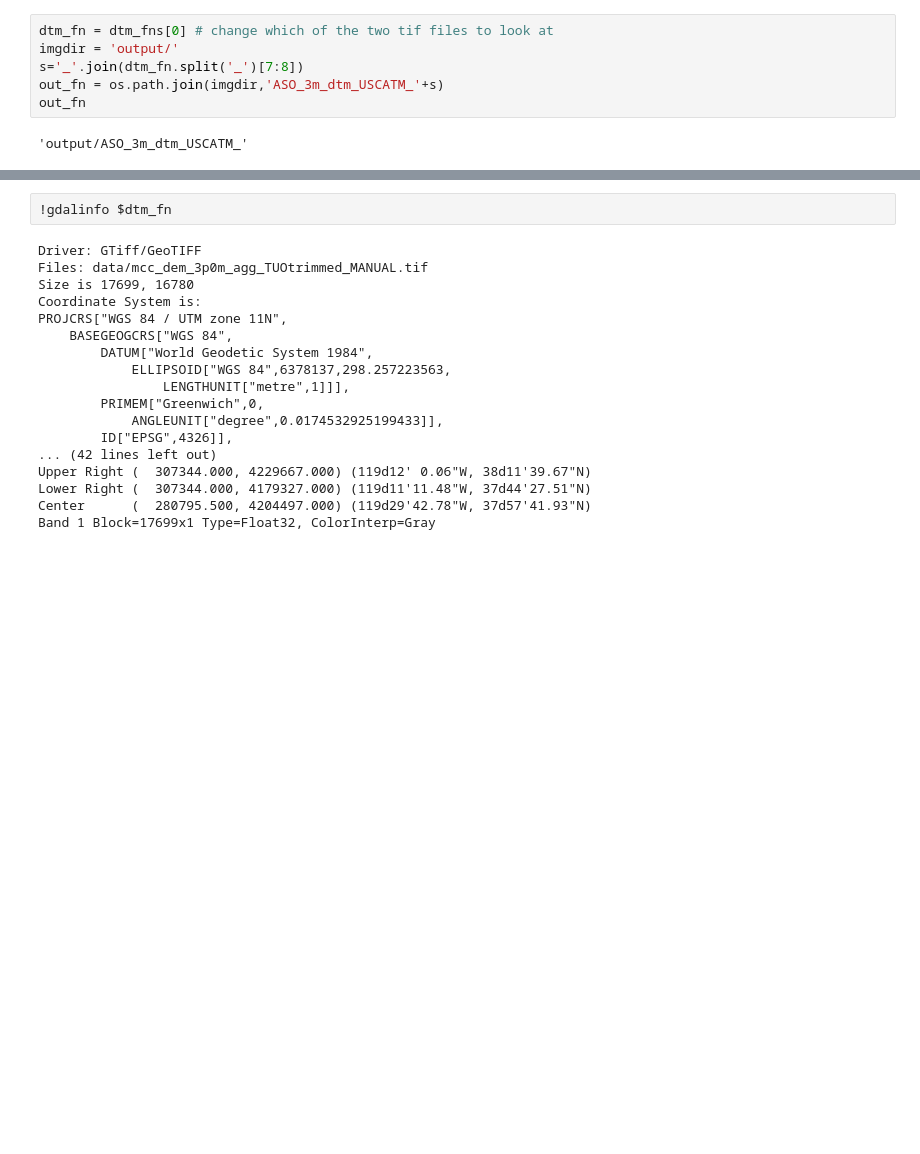
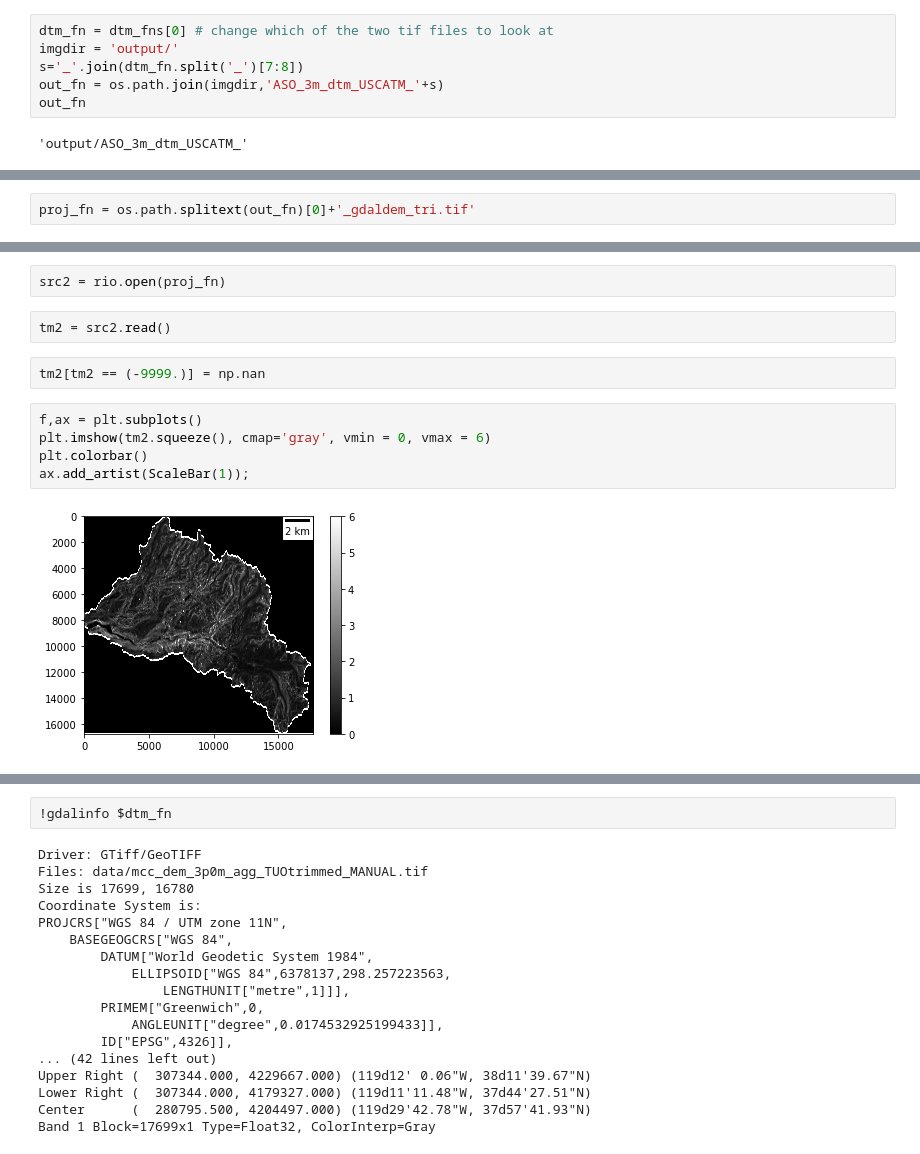
Before and after one commit to UW-GDA/ICESat-2_Snowdepth, a Jupyter notebook: Roughness_ASO.ipynb, the cells around one changed output, grey strips where cells are left out. Drawn from its saved outputs; the diff is of its cells as text; blank space fills up the shorter version.

```diff
--- a/Roughness_ASO.ipynb
+++ b/Roughness_ASO.ipynb
@@ -28,0 +43,2 @@ out_fn
+# %%
+proj_fn = os.path.splitext(out_fn)[0]+'_gdaldem_tri.tif'
@@ -28,0 +67,13 @@ out_fn
+# %%
+src2 = rio.open(proj_fn)
+# %%
+tm2 = src2.read()
+# %%
+tm2[tm2 == (-9999.)] = np.nan
+# %%
+f,ax = plt.subplots()
+plt.imshow(tm2.squeeze(), cmap='gray', vmin = 0, vmax = 6)
+plt.colorbar()
+ax.add_artist(ScaleBar(1));
+# %% [output]
+[figure, added]
```
Also changed, not shown: parts of 53 cells of this notebook.
